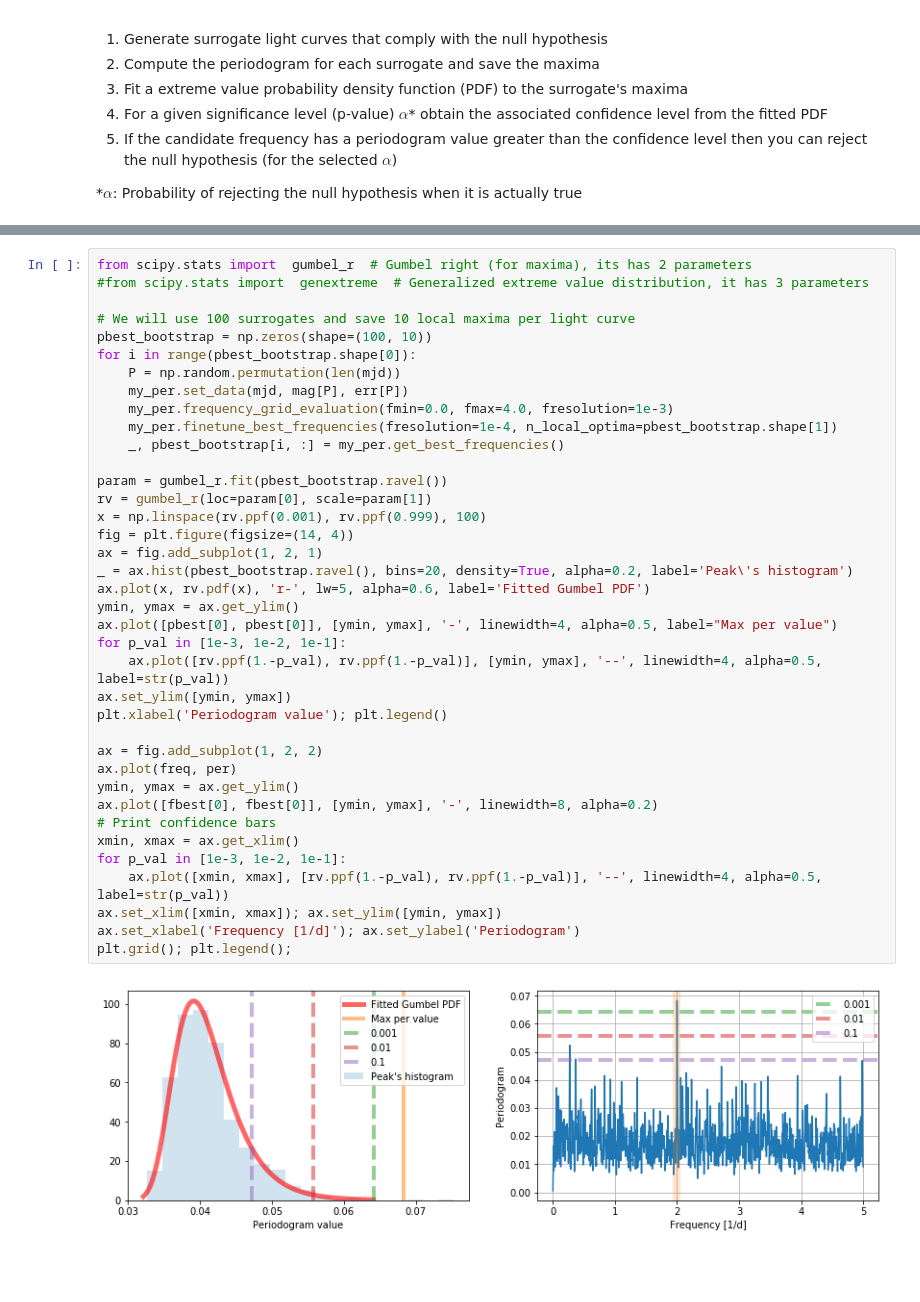
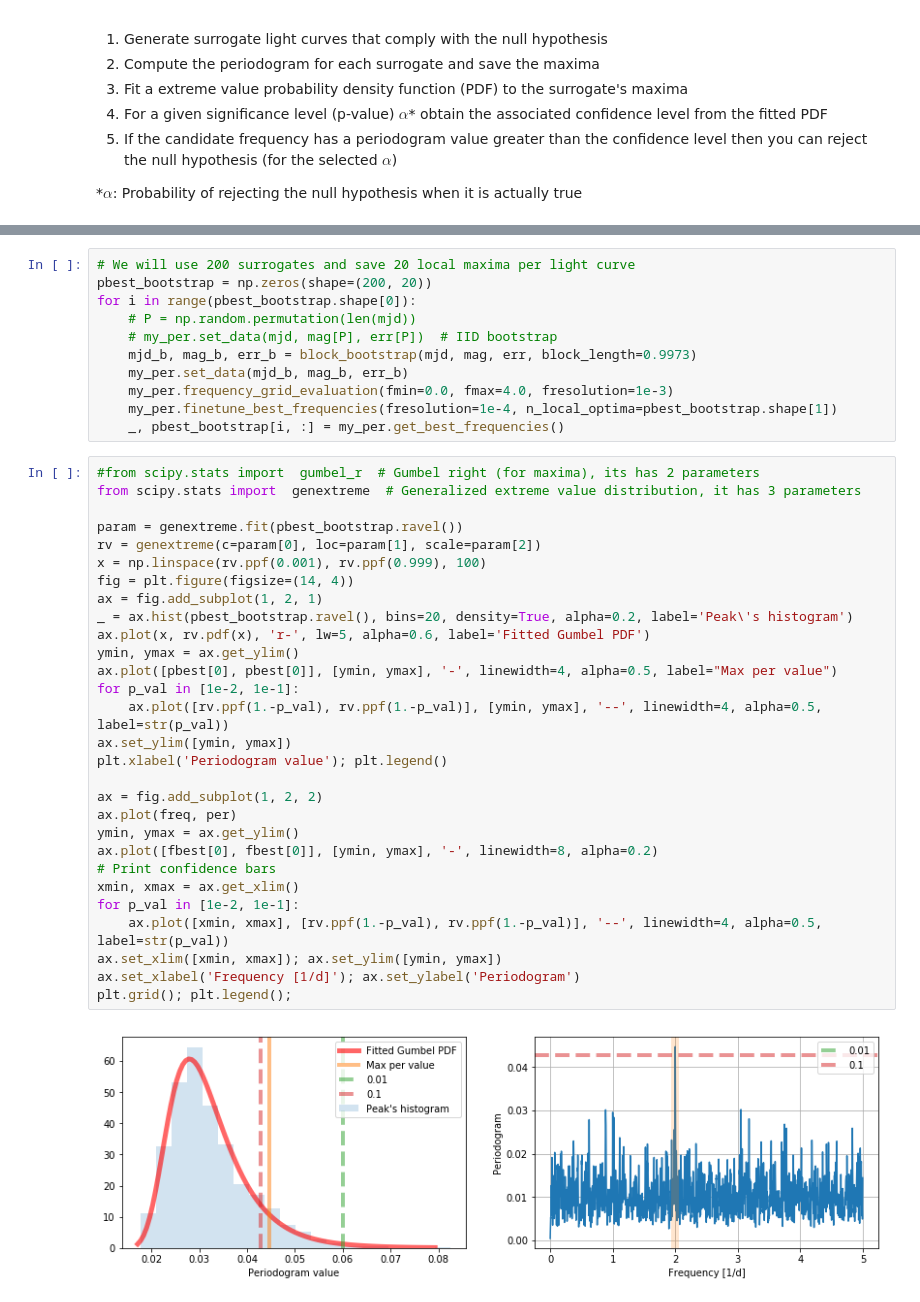
Before and after one commit to phuijse/P4J, a Jupyter notebook: examples/periodogram_demo.ipynb, the cells around one changed output, grey strips where cells are left out. Cells and saved outputs as stored; diff of their text form; blank space fills up the shorter version.

Commit message:
Block bootstrap for the demo

```diff
--- a/examples/periodogram_demo.ipynb
+++ b/examples/periodogram_demo.ipynb
@@ -105,43 +130,45 @@ For the null hypothesis that the light curve is not periodic
+# %%
+# We will use 200 surrogates and save 20 local maxima per light curve
+pbest_bootstrap = np.zeros(shape=(200, 20))
+for i in range(pbest_bootstrap.shape[0]):
+    # P = np.random.permutation(len(mjd))
+    # my_per.set_data(mjd, mag[P], err[P])  # IID bootstrap
+    mjd_b, mag_b, err_b = block_bootstrap(mjd, mag, err, block_length=0.9973)
+    my_per.set_data(mjd_b, mag_b, err_b)
+    my_per.frequency_grid_evaluation(fmin=0.0, fmax=4.0, fresolution=1e-3)
+    my_per.finetune_best_frequencies(fresolution=1e-4, n_local_optima=pbest_bootstrap.shape[1])
+    _, pbest_bootstrap[i, :] = my_per.get_best_frequencies()
 # %%
-from scipy.stats import  gumbel_r  # Gumbel right (for maxima), its has 2 parameters
-#from scipy.stats import  genextreme  # Generalized extreme value distribution, it has 3 parameters
+#from scipy.stats import  gumbel_r  # Gumbel right (for maxima), its has 2 parameters
+from scipy.stats import  genextreme  # Generalized extreme value distribution, it has 3 parameters
 
-# We will use 100 surrogates and save 10 local maxima per light curve
-pbest_bootstrap = np.zeros(shape=(100, 10))
-for i in range(pbest_bootstrap.shape[0]):
-    P = np.random.permutation(len(mjd))
-    my_per.set_data(mjd, mag[P], err[P])
-    my_per.frequency_grid_evaluation(fmin=0.0, fmax=4.0, fresolution=1e-3)
-    my_per.finetune_best_frequencies(fresolution=1e-4, n_local_optima=pbest_bootstrap.shape[1])
-    _, pbest_bootstrap[i, :] = my_per.get_best_frequencies()
-
-param = gumbel_r.fit(pbest_bootstrap.ravel())
-rv = gumbel_r(loc=param[0], scale=param[1])
+param = genextreme.fit(pbest_bootstrap.ravel())
+rv = genextreme(c=param[0], loc=param[1], scale=param[2])
 x = np.linspace(rv.ppf(0.001), rv.ppf(0.999), 100)
 fig = plt.figure(figsize=(14, 4))
 ax = fig.add_subplot(1, 2, 1)
 _ = ax.hist(pbest_bootstrap.ravel(), bins=20, density=True, alpha=0.2, label='Peak\'s histogram')
 ax.plot(x, rv.pdf(x), 'r-', lw=5, alpha=0.6, label='Fitted Gumbel PDF')
 ymin, ymax = ax.get_ylim()
 ax.plot([pbest[0], pbest[0]], [ymin, ymax], '-', linewidth=4, alpha=0.5, label="Max per value")
-for p_val in [1e-3, 1e-2, 1e-1]:
+for p_val in [1e-2, 1e-1]:
     ax.plot([rv.ppf(1.-p_val), rv.ppf(1.-p_val)], [ymin, ymax], '--', linewidth=4, alpha=0.5, label=str(p_val))
 ax.set_ylim([ymin, ymax])
 plt.xlabel('Periodogram value'); plt.legend()
 
 ax = fig.add_subplot(1, 2, 2)
 ax.plot(freq, per)
 ymin, ymax = ax.get_ylim()
 ax.plot([fbest[0], fbest[0]], [ymin, ymax], '-', linewidth=8, alpha=0.2)
 # Print confidence bars
 xmin, xmax = ax.get_xlim()
-for p_val in [1e-3, 1e-2, 1e-1]:
+for p_val in [1e-2, 1e-1]:
     ax.plot([xmin, xmax], [rv.ppf(1.-p_val), rv.ppf(1.-p_val)], '--', linewidth=4, alpha=0.5, label=str(p_val))
 ax.set_xlim([xmin, xmax]); ax.set_ylim([ymin, ymax])
 ax.set_xlabel('Frequency [1/d]'); ax.set_ylabel('Periodogram')
 plt.grid(); plt.legend();
 # %% [output]
-[figure, old version]
+[figure, new version]
 # %% [markdown]
 ### Notes and references
 
```
Also changed, not shown: parts of 4 cells of this notebook.
